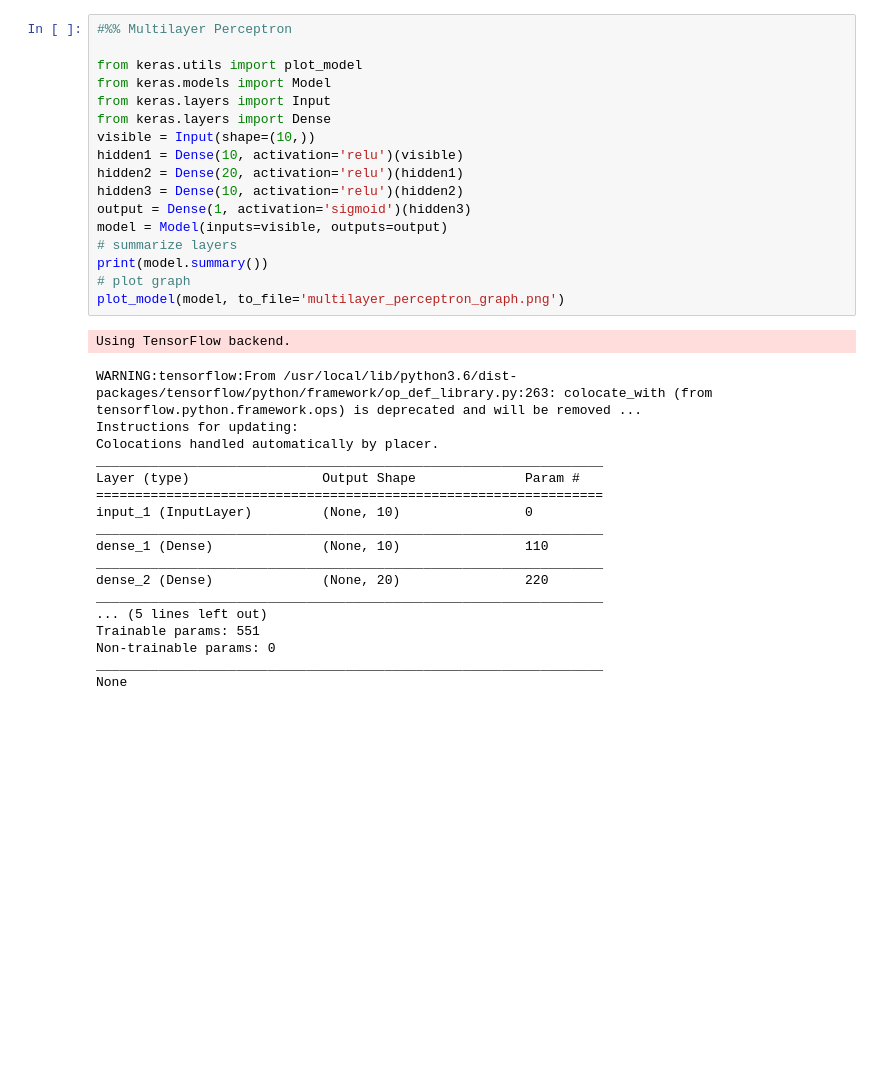
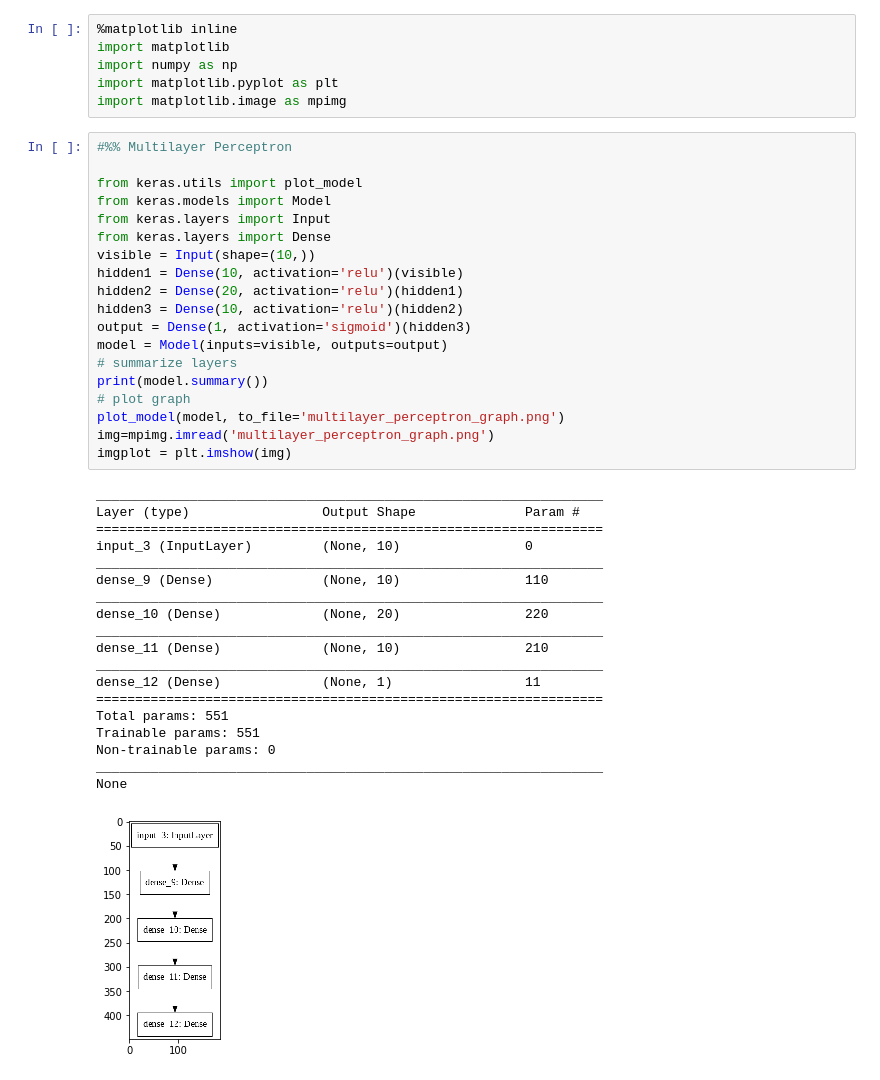
Before and after one commit to rigelfalcon/GoogleColab, a Jupyter notebook: keras_functional_api_demo.ipynb, the cells around one changed output. Drawn from its saved outputs; the diff is of its cells as text; blank space fills up the shorter version.

```diff
--- a/keras_functional_api_demo.ipynb
+++ b/keras_functional_api_demo.ipynb
@@ -1,38 +1,47 @@
 # %% [markdown]
 <a href="https://colab.research.google.com/github/rigelfalcon/GoogleColab/blob/master/keras_functional_api_demo.ipynb" target="_parent"><img src="https://colab.research.google.com/assets/colab-badge.svg" alt="Open In Colab"/></a>
+# %%
+%matplotlib inline
+import matplotlib
+import numpy as np
+import matplotlib.pyplot as plt
+import matplotlib.image as mpimg
 # %%
 #%% Multilayer Perceptron
 
 from keras.utils import plot_model
 from keras.models import Model
 from keras.layers import Input
 from keras.layers import Dense
 visible = Input(shape=(10,))
 hidden1 = Dense(10, activation='relu')(visible)
 hidden2 = Dense(20, activation='relu')(hidden1)
 hidden3 = Dense(10, activation='relu')(hidden2)
 output = Dense(1, activation='sigmoid')(hidden3)
 model = Model(inputs=visible, outputs=output)
 # summarize layers
 print(model.summary())
 # plot graph
 plot_model(model, to_file='multilayer_perceptron_graph.png')
+img=mpimg.imread('multilayer_perceptron_graph.png')
+imgplot = plt.imshow(img)
 # %% [output]
-Using TensorFlow backend.
+_________________________________________________________________
+Layer (type)                 Output Shape              Param #
+=================================================================
+input_3 (InputLayer)         (None, 10)                0
+_________________________________________________________________
+dense_9 (Dense)              (None, 10)                110
+_________________________________________________________________
+dense_10 (Dense)             (None, 20)                220
+_________________________________________________________________
+dense_11 (Dense)             (None, 10)                210
+_________________________________________________________________
+dense_12 (Dense)             (None, 1)                 11
+=================================================================
+Total params: 551
+Trainable params: 551
+Non-trainable params: 0
+_________________________________________________________________
+None
-WARNING:tensorflow:From /usr/local/lib/python3.6/dist-packages/tensorflow/python/framework/op_def_library.py:263: colocate_with (from tensorflow.python.framework.ops) is deprecated and will be removed ...
-Instructions for updating:
-Colocations handled automatically by placer.
-_________________________________________________________________
-Layer (type)                 Output Shape              Param #
-=================================================================
-input_1 (InputLayer)         (None, 10)                0
-_________________________________________________________________
-dense_1 (Dense)              (None, 10)                110
-_________________________________________________________________
-dense_2 (Dense)              (None, 20)                220
-_________________________________________________________________
-... (5 lines left out)
-Trainable params: 551
-Non-trainable params: 0
-_________________________________________________________________
-None
+[figure, added]
```
Also changed, not shown: parts of 6 cells of this notebook.
